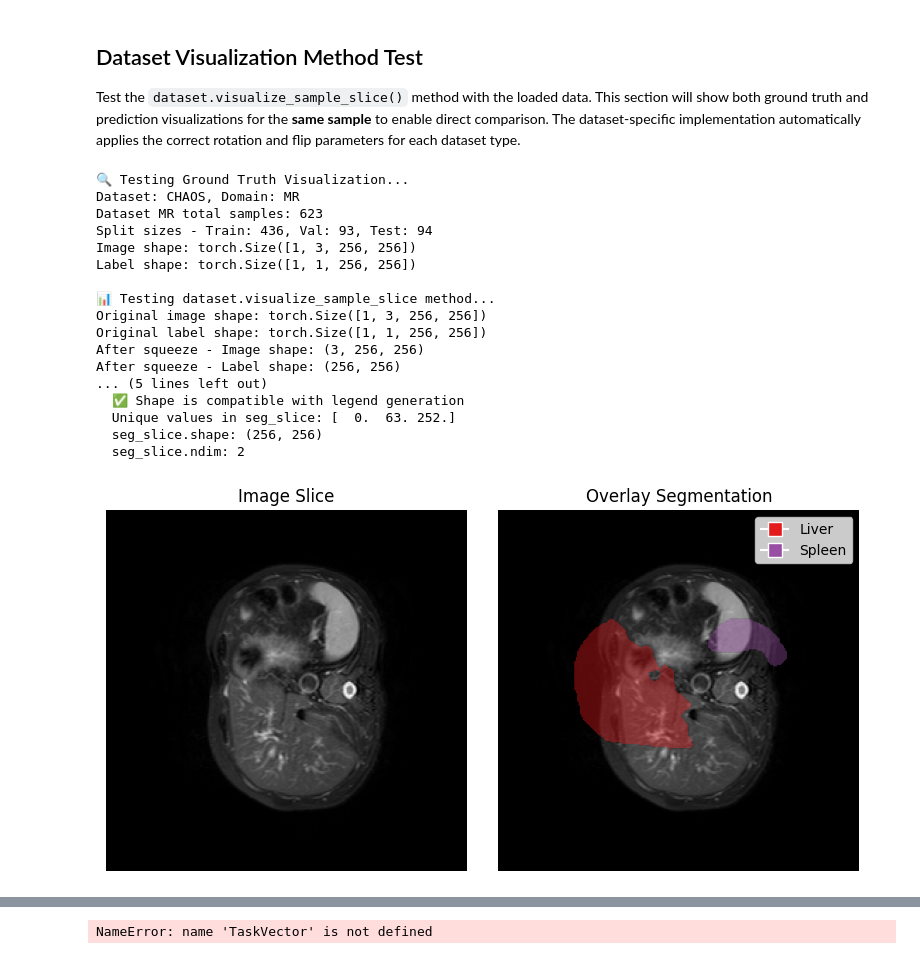
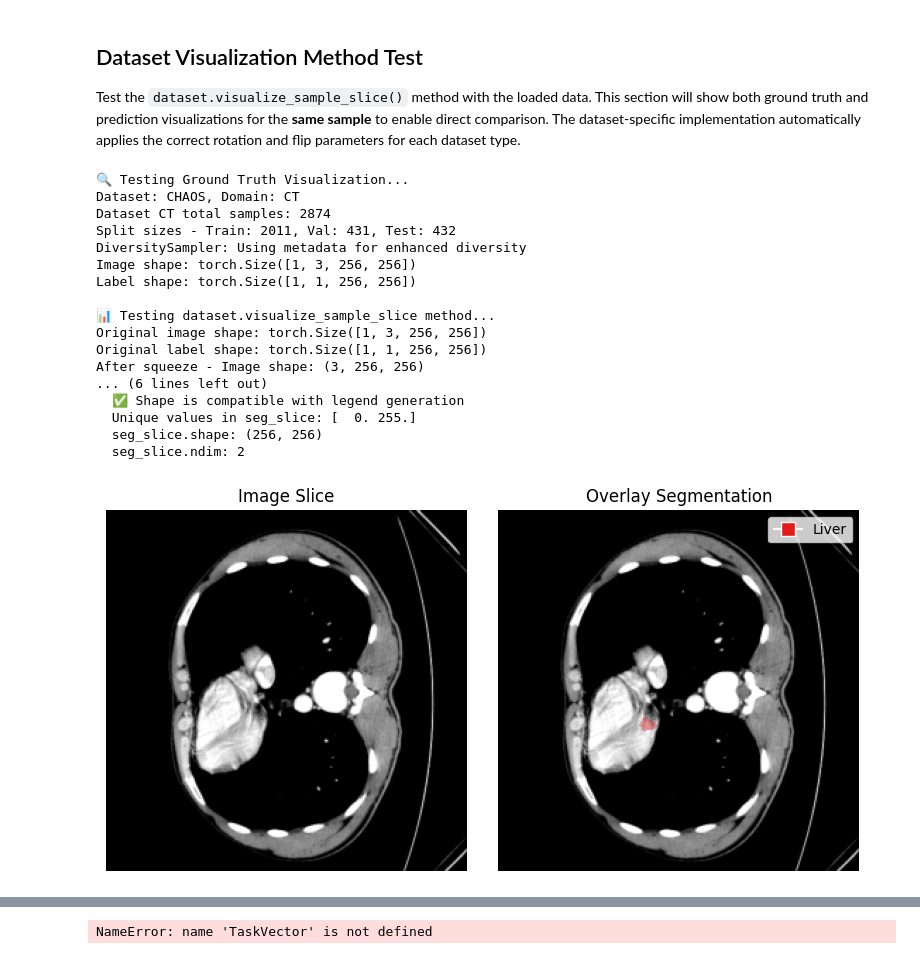
Before and after one commit to parmigggiana/xai, a Jupyter notebook: visualize.ipynb, the cells around one changed output, grey strips where cells are left out. Drawn from its saved outputs; the diff is of its cells as text; code cells hidden in the pictures.

```diff
--- a/visualize.ipynb
+++ b/visualize.ipynb
@@ -45,7 +43,7 @@ Change these constants to test different datasets and domains:
 # %%
 # Configuration constants
 DATASET_NAME = "CHAOS"  # Change to "MMWHS" if needed
-DOMAIN = "MR"  # Change to "CT" if needed
+DOMAIN = "CT"  # Change to "CT" if needed
 ENCODER_TYPE = "clipseg"  # Changed from "swin_unetr" to "clipseg"
 BATCH_SIZE = 1
 NUM_WORKERS = 1
@@ -216,6 +214,8 @@ def get_preprocessing(dataset_name: str, domain: str, is_training=True):
             transforms.EnsureChannelFirst(
                 channel_dim="no_channel"
             ),  # Ensure channel-first format
+            # Add 90-degree rotation for CHAOS MR labels
+            transforms.Lambda(lambda x: torch.rot90(x, k=1, dims=[1, 2]) if dataset_name == "CHAOS" else x),
             #transforms.Orientation(axcodes="RA"),
         ]
     else:
@@ -602,41 +602,41 @@ print(f"After squeeze - Label shape: {sample_viz['label'].shape}")
 print(f"\n🔍 DEBUG - seg_slice dimensionality:")
 seg_slice = sample_viz['label']
 print(f"  seg_slice.shape: {seg_slice.shape}")
 print(f"  seg_slice.ndim: {seg_slice.ndim}")
 print(f"  seg_slice type: {type(seg_slice)}")
 
 # Check if it's the right shape for legend generation
 if seg_slice.ndim >= 2:
     print("  ✅ Shape is compatible with legend generation")
     unique_vals = np.unique(seg_slice)
     print(f"  Unique values in seg_slice: {unique_vals}")
 else:
     print("  ❌ Shape is NOT compatible with legend generation")
     print("  Need to fix the shape before visualization")
 
 print(f"  seg_slice.shape: {seg_slice.shape}")
 print(f"  seg_slice.ndim: {seg_slice.ndim}")
 
-dataset.visualize_sample_slice(sample_viz, rotate=1, flip_axis=1)
+dataset.visualize_sample_slice(sample_viz, rotate=0, flip_axis=0)
 # %% [output]
 🔍 Testing Ground Truth Visualization...
-Dataset: CHAOS, Domain: MR
-Dataset MR total samples: 623
-Split sizes - Train: 436, Val: 93, Test: 94
+Dataset: CHAOS, Domain: CT
+Dataset CT total samples: 2874
+Split sizes - Train: 2011, Val: 431, Test: 432
+DiversitySampler: Using metadata for enhanced diversity
 Image shape: torch.Size([1, 3, 256, 256])
 Label shape: torch.Size([1, 1, 256, 256])
 
 📊 Testing dataset.visualize_sample_slice method...
 Original image shape: torch.Size([1, 3, 256, 256])
 Original label shape: torch.Size([1, 1, 256, 256])
 After squeeze - Image shape: (3, 256, 256)
-After squeeze - Label shape: (256, 256)
-... (5 lines left out)
+... (6 lines left out)
   ✅ Shape is compatible with legend generation
-  Unique values in seg_slice: [  0.  63. 252.]
+  Unique values in seg_slice: [  0. 255.]
   seg_slice.shape: (256, 256)
   seg_slice.ndim: 2
-[figure, old version]
+[figure, new version]
 # %%
 # Run inference on the SAME sample with CLIPSeg
 print("\n🔮 Testing dataset.visualize_sample_slice method with CLIPSeg PREDICTIONS...")
```
Also changed, not shown: parts of 3 cells of this notebook, 2 other files.
